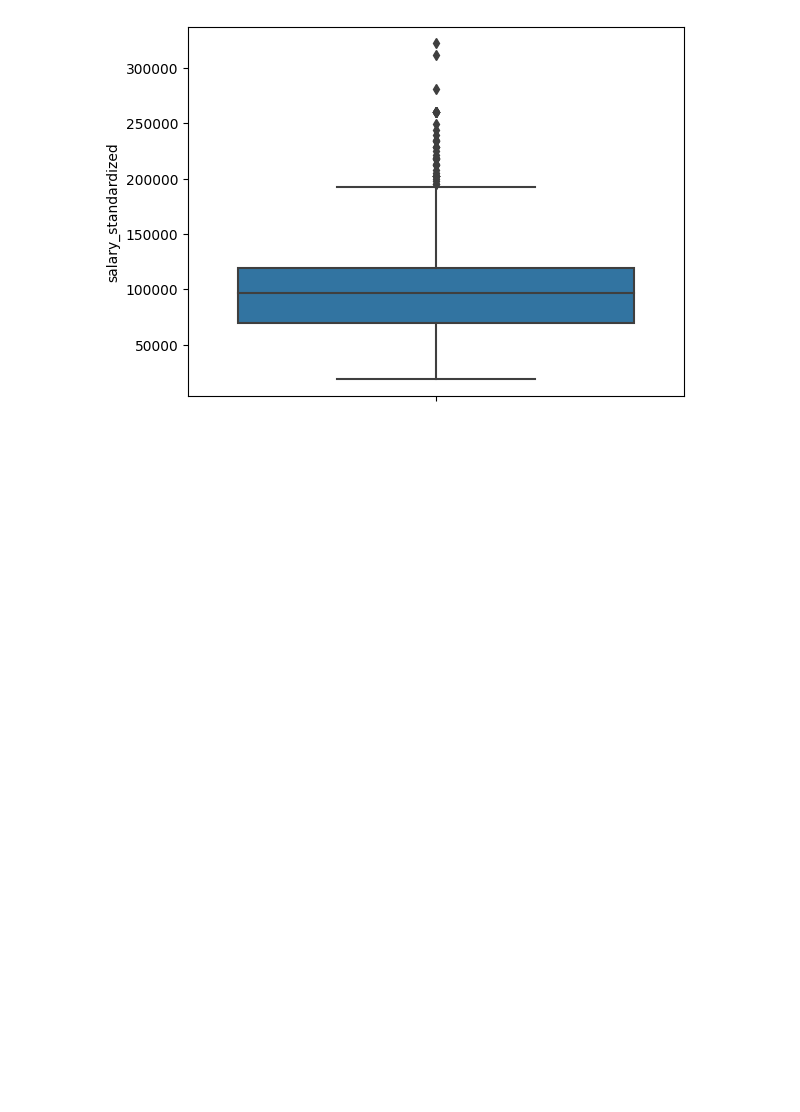
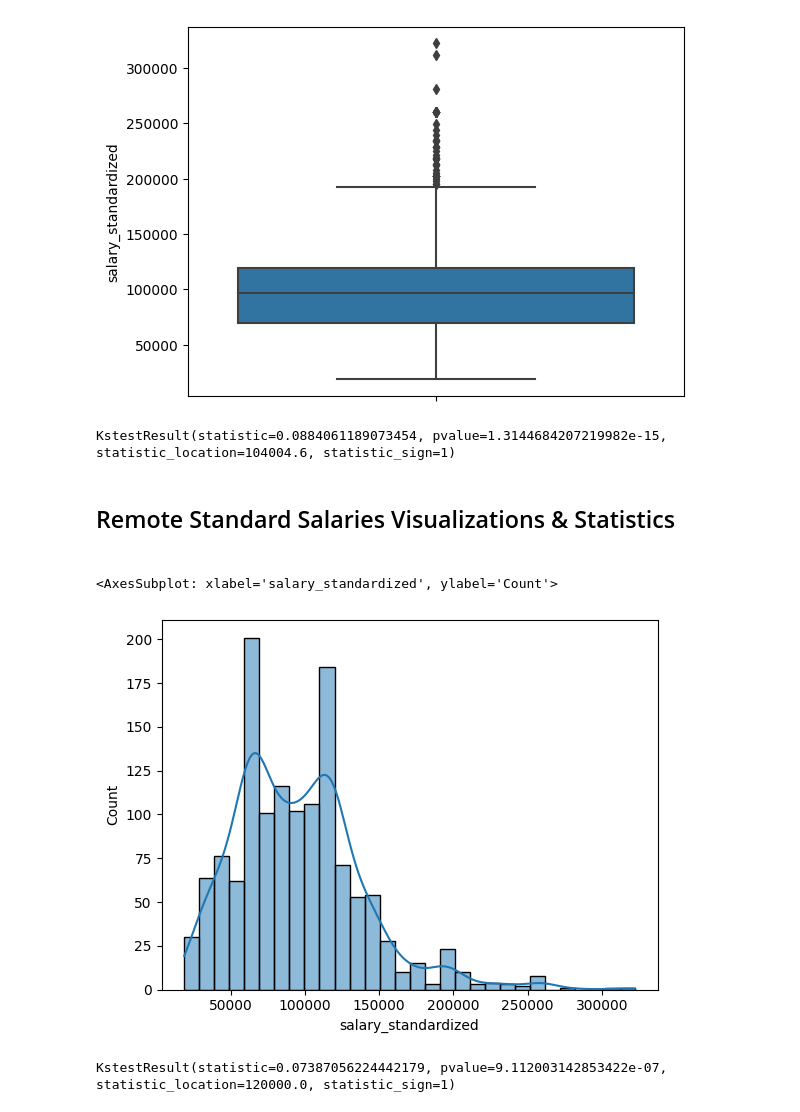
Before and after one commit to JZunaRepo/EOP_Market_Analysis, a Jupyter notebook: eda.ipynb, the cells around one changed output. Drawn from its saved outputs; the diff is of its cells as text; code cells hidden in the pictures; blank space fills up the shorter version.

```diff
--- a/eda.ipynb
+++ b/eda.ipynb
@@ -15,3 +18,21 @@ sns.boxplot(y=df["salary_standardized"])
 # %% [output]
 <AxesSubplot: ylabel='salary_standardized'>
 [figure]
+# %%
+stats.kstest(df["salary_standardized"], stats.norm.cdf, args=(df["salary_standardized"].mean(), df["salary_standardized"].std()))
+# %% [output]
+KstestResult(statistic=0.0884061189073454, pvalue=1.3144684207219982e-15, statistic_location=104004.6, statistic_sign=1)
+# %% [markdown]
+<h2>Remote Standard Salaries Visualizations & Statistics<h2>
+# %%
+remote_df = df[df["work_from_home"]==True]
+nonremote_df = df[df["work_from_home"]==False]
+
+sns.histplot(data=remote_df, x ="salary_standardized", kde=True)
+# %% [output]
+<AxesSubplot: xlabel='salary_standardized', ylabel='Count'>
+[figure, added]
+# %%
+stats.kstest(remote_df["salary_standardized"], stats.norm.cdf, args=(remote_df["salary_standardized"].mean(), remote_df["salary_standardized"].std()))
+# %% [output]
+KstestResult(statistic=0.07387056224442179, pvalue=9.112003142853422e-07, statistic_location=120000.0, statistic_sign=1)
```
Also changed, not shown: parts of 26 cells of this notebook, 2 other files.
